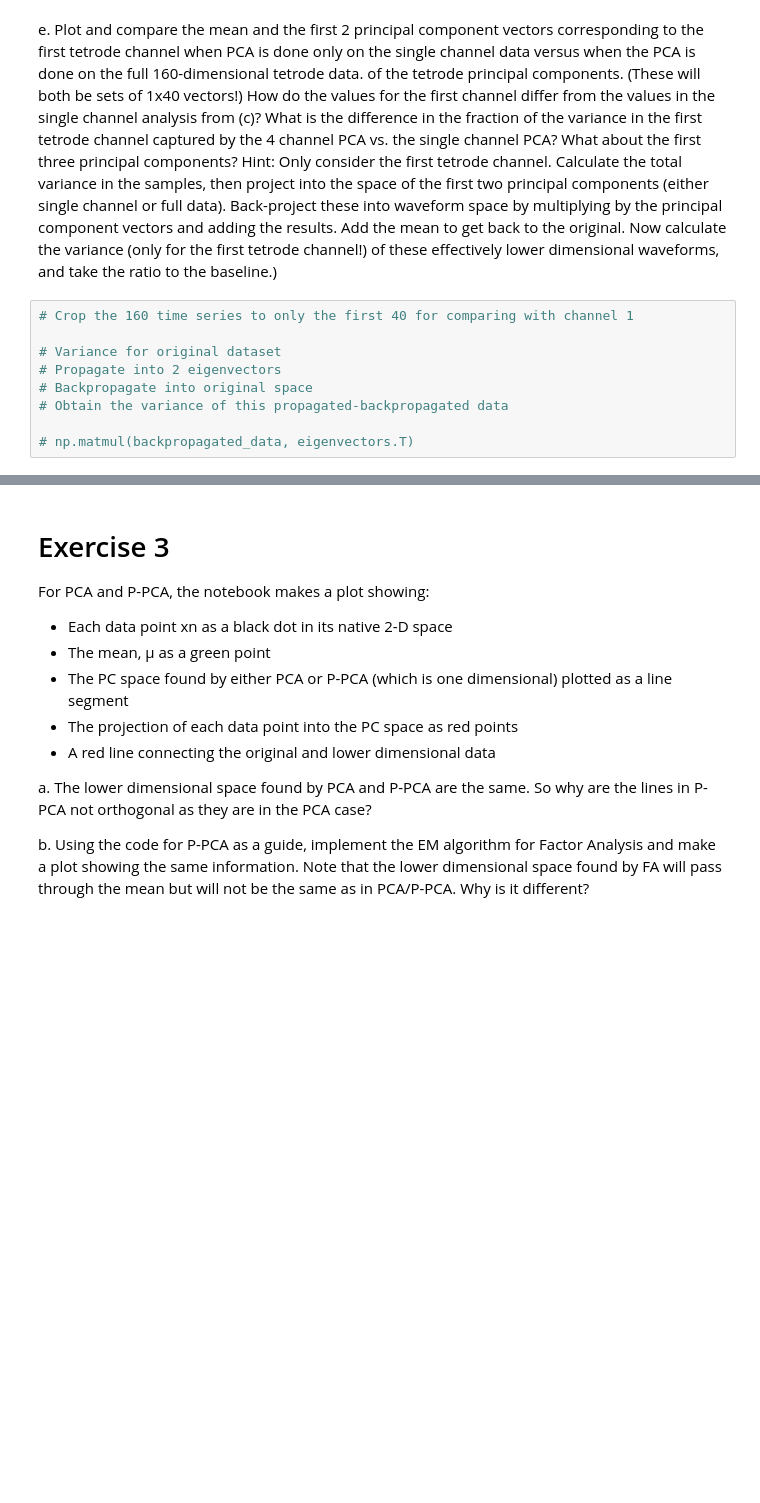
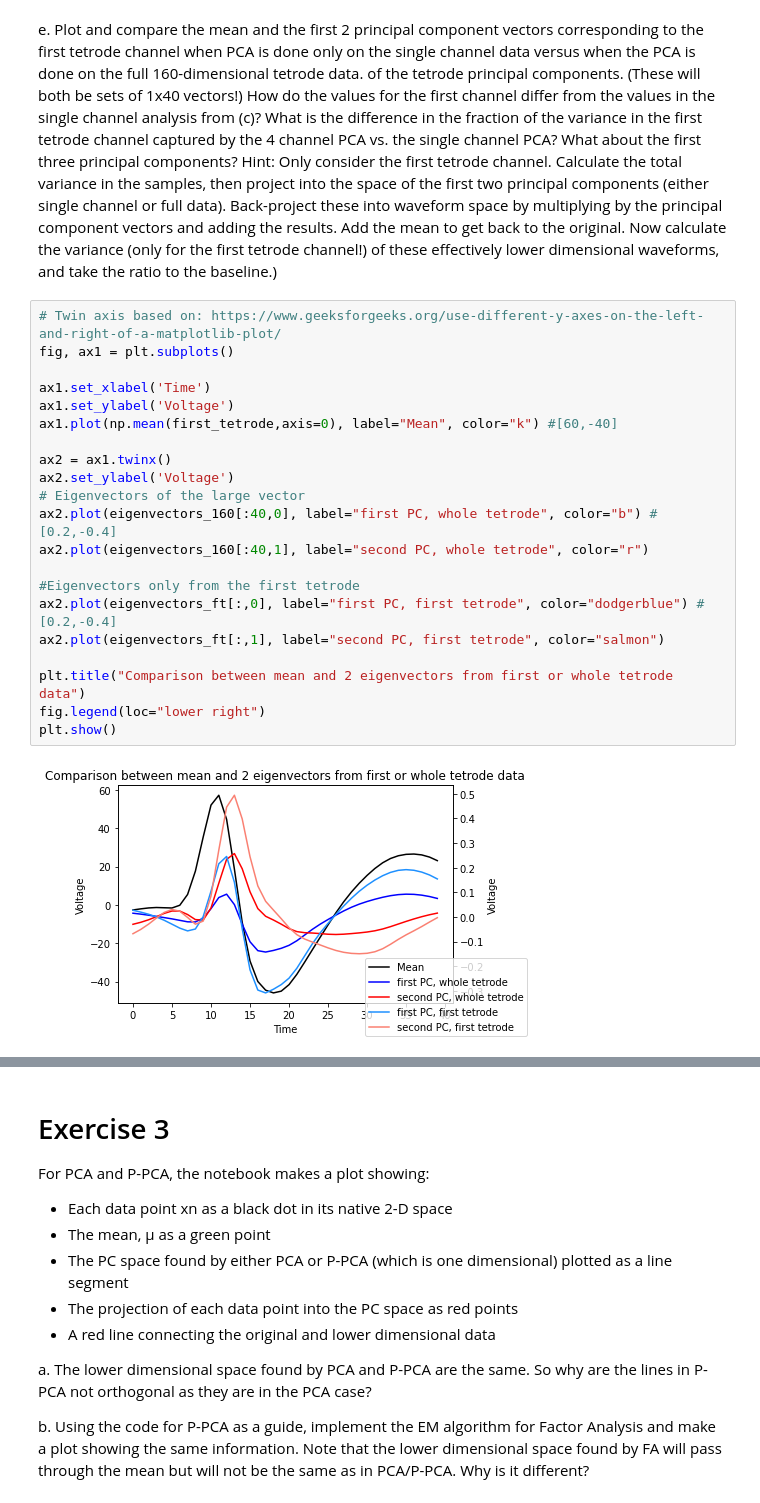
Before and after one commit to SaiAkhilVudattu/Neuro_classes, a Jupyter notebook: signal_processing/HW5/HW5.ipynb, the cells around one changed output, grey strips where cells are left out. Drawn from its saved outputs; the diff is of its cells as text; blank space fills up the shorter version.

```diff
--- a/signal_processing/HW5/HW5.ipynb
+++ b/signal_processing/HW5/HW5.ipynb
@@ -347,12 +347,26 @@ plt.show()
 [figure]
 # %% [markdown]
 e. Plot and compare the mean and the first 2 principal component vectors corresponding to the first tetrode channel when PCA is done only on the single channel data versus when the PCA is done on the full 160-dimensional tetrode data. of the tetrode principal components. (These will both be sets of 1x40 vectors!) How do the values for the first channel differ from the values in the single channel analysis from (c)? What is the difference in the fraction of the variance in the first tetrode channel captured by the 4 channel PCA vs. the single channel PCA? What about the first three principal components? Hint: Only consider the first tetrode channel. Calculate the total variance in the samples, then project into the space of the first two principal components (either single channel or full data). Back-project these into waveform space by multiplying by the principal component vectors and adding the results. Add the mean to get back to the original. Now calculate the variance (only for the first tetrode channel!) of these effectively lower dimensional waveforms, and take the ratio to the baseline.)
-# %%
-# Crop the 160 time series to only the first 40 for comparing with channel 1
-
-# Variance for original dataset
-# Propagate into 2 eigenvectors
-# Backpropagate into original space
-# Obtain the variance of this propagated-backpropagated data
-
-# np.matmul(backpropagated_data, eigenvectors.T)
+# %%
+# Twin axis based on: https://www.geeksforgeeks.org/use-different-y-axes-on-the-left-and-right-of-a-matplotlib-plot/
+fig, ax1 = plt.subplots()
+
+ax1.set_xlabel('Time')
+ax1.set_ylabel('Voltage')
+ax1.plot(np.mean(first_tetrode,axis=0), label="Mean", color="k") #[60,-40]
+
+ax2 = ax1.twinx()
+ax2.set_ylabel('Voltage')
+# Eigenvectors of the large vector
+ax2.plot(eigenvectors_160[:40,0], label="first PC, whole tetrode", color="b") #[0.2,-0.4]
+ax2.plot(eigenvectors_160[:40,1], label="second PC, whole tetrode", color="r")
+
+#Eigenvectors only from the first tetrode
+ax2.plot(eigenvectors_ft[:,0], label="first PC, first tetrode", color="dodgerblue") #[0.2,-0.4]
+ax2.plot(eigenvectors_ft[:,1], label="second PC, first tetrode", color="salmon")
+
+plt.title("Comparison between mean and 2 eigenvectors from first or whole tetrode data")
+fig.legend(loc="lower right")
+plt.show()
+# %% [output]
+[figure, added]
```
Also changed, not shown: parts of 8 cells of this notebook.
